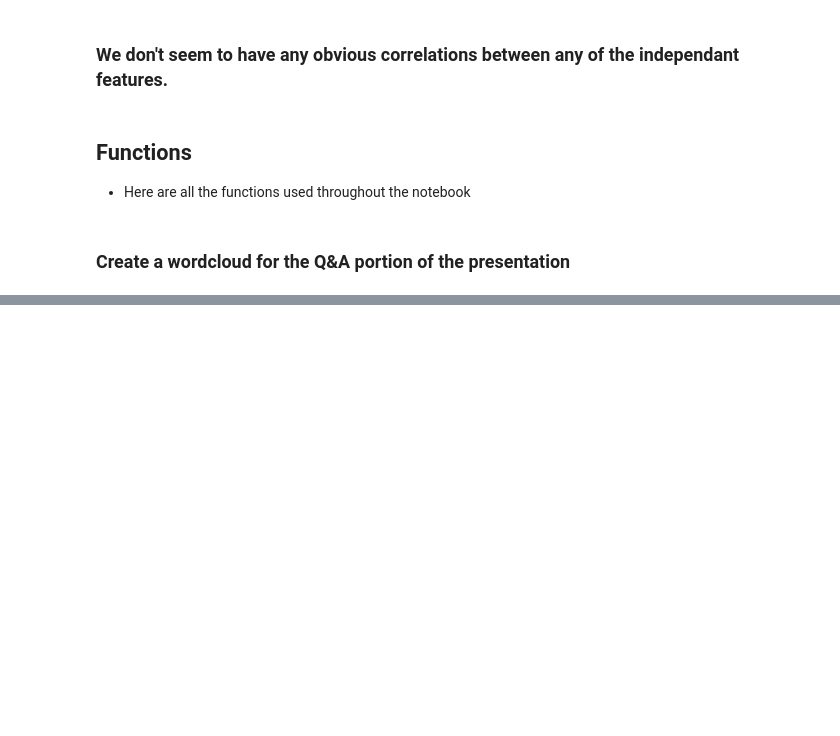
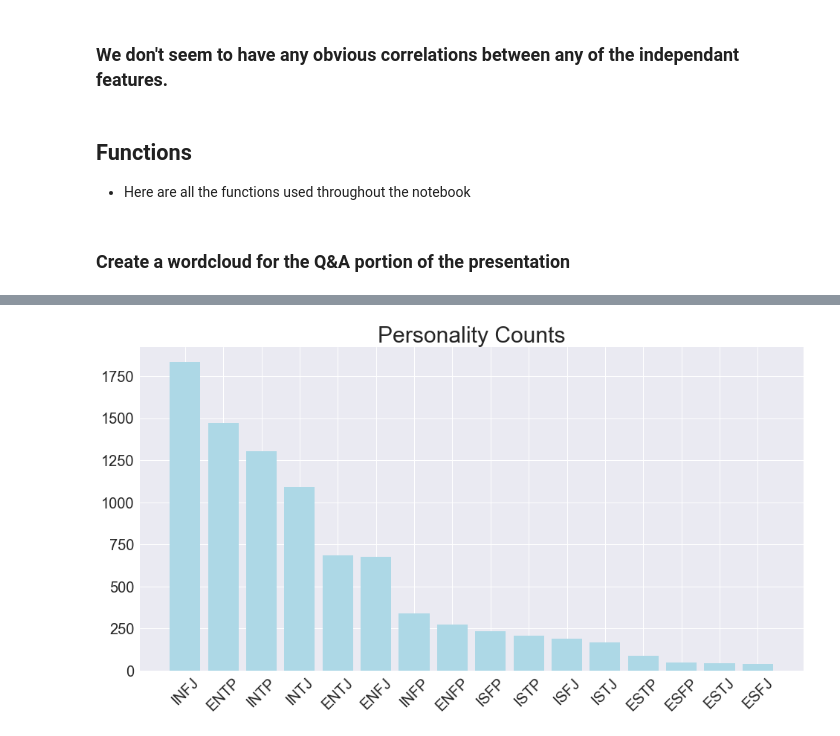
Before and after one commit to Vega-daniel/Predicting_personality, a Jupyter notebook: EDA.ipynb, the cells around one changed output, grey strips where cells are left out. Drawn from its saved outputs; the diff is of its cells as text; code cells hidden in the pictures; blank space fills up the shorter version.

```diff
--- a/EDA.ipynb
+++ b/EDA.ipynb
@@ -583,0 +595,9 @@ wc.to_file("QA.png")
+# %%
+fig = plt.figure(figsize=(16,8))
+plt.bar(df2.type.unique(),df2.type.value_counts(),color='lightblue')
+plt.xticks(size=20,rotation=45)
+plt.yticks(size=20)
+plt.title('Personality Counts',size=30)
+fig.savefig('img/unbalanced.png')
+# %% [output]
+[figure, added]
```
Also changed, not shown: parts of 4 cells of this notebook, 2 other files.
